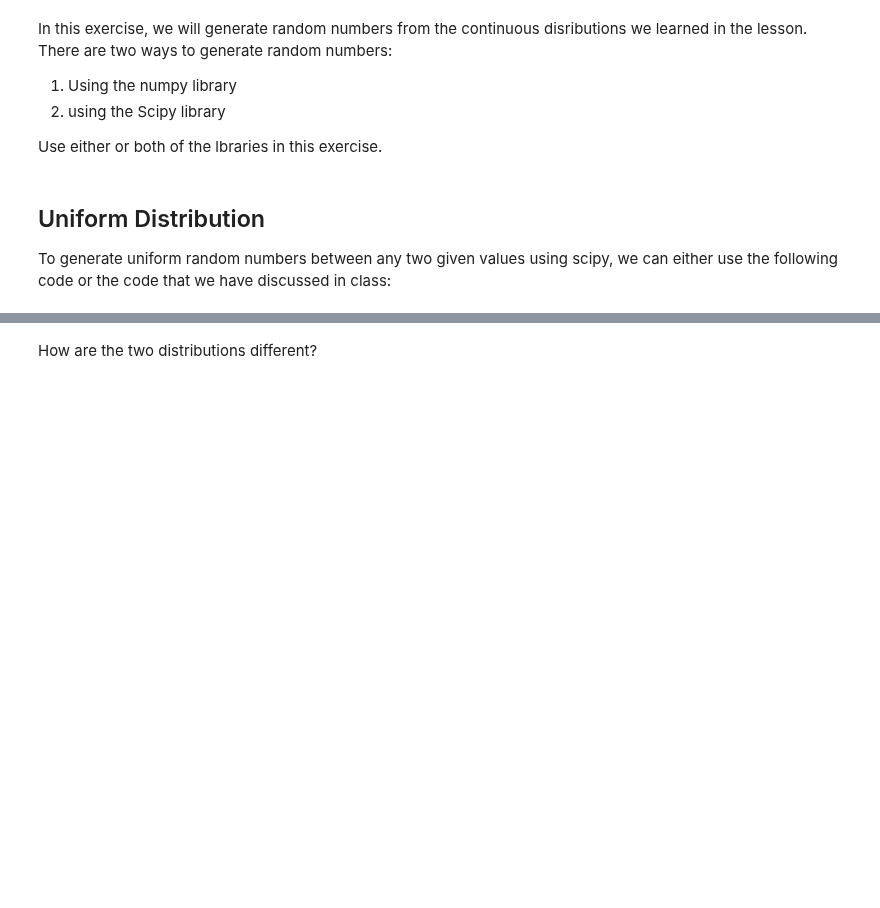
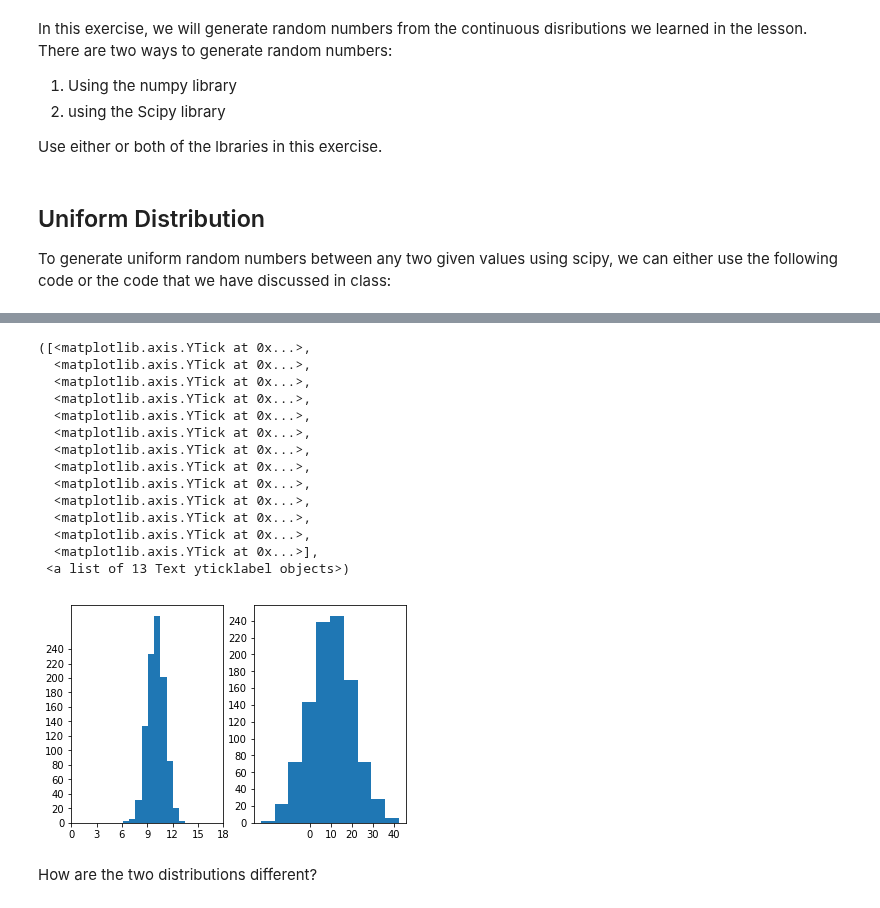
Before and after one commit to ironhack-datalabs/datamad1019, a Jupyter notebook: module-2/lab-continuous-probability-distribution/your-code/main.ipynb, the cells around one changed output, grey strips where cells are left out. Saved outputs shown, nothing was run; the diff lists cells and outputs as text; code cells hidden in the pictures; blank space fills up the shorter version.

```diff
--- a/module-2/lab-continuous-probability-distribution/your-code/main.ipynb
+++ b/module-2/lab-continuous-probability-distribution/your-code/main.ipynb
@@ -47,3 +92,34 @@ Your output should look like below:
+# %%
+# your code here
+def normaldis(ave,stan,numbers):
+    return np.random.normal(ave, stan, numbers)
+# %%
+a = normaldis(10,1,1000)
+b = normaldis(10,10,1000)
+plt.subplot(1,2,1)
+plt.hist(a)
+plt.xticks(list(range(0,20,3)))
+plt.yticks(list(range(0,260,20)))
+plt.subplot(1,2,2)
+plt.hist(b)
+plt.xticks(list(range(0,50,10)))
+plt.yticks(list(range(0,260,20)))
+# %% [output]
+([<matplotlib.axis.YTick at 0x...>,
+  <matplotlib.axis.YTick at 0x...>,
+  <matplotlib.axis.YTick at 0x...>,
+  <matplotlib.axis.YTick at 0x...>,
+  <matplotlib.axis.YTick at 0x...>,
+  <matplotlib.axis.YTick at 0x...>,
+  <matplotlib.axis.YTick at 0x...>,
+  <matplotlib.axis.YTick at 0x...>,
+  <matplotlib.axis.YTick at 0x...>,
+  <matplotlib.axis.YTick at 0x...>,
+  <matplotlib.axis.YTick at 0x...>,
+  <matplotlib.axis.YTick at 0x...>,
+  <matplotlib.axis.YTick at 0x...>],
+ <a list of 13 Text yticklabel objects>)
+[figure, added]
 # %% [markdown]
 How are the two distributions different?
 # %%
```
Also changed, not shown: parts of 24 cells of this notebook.
